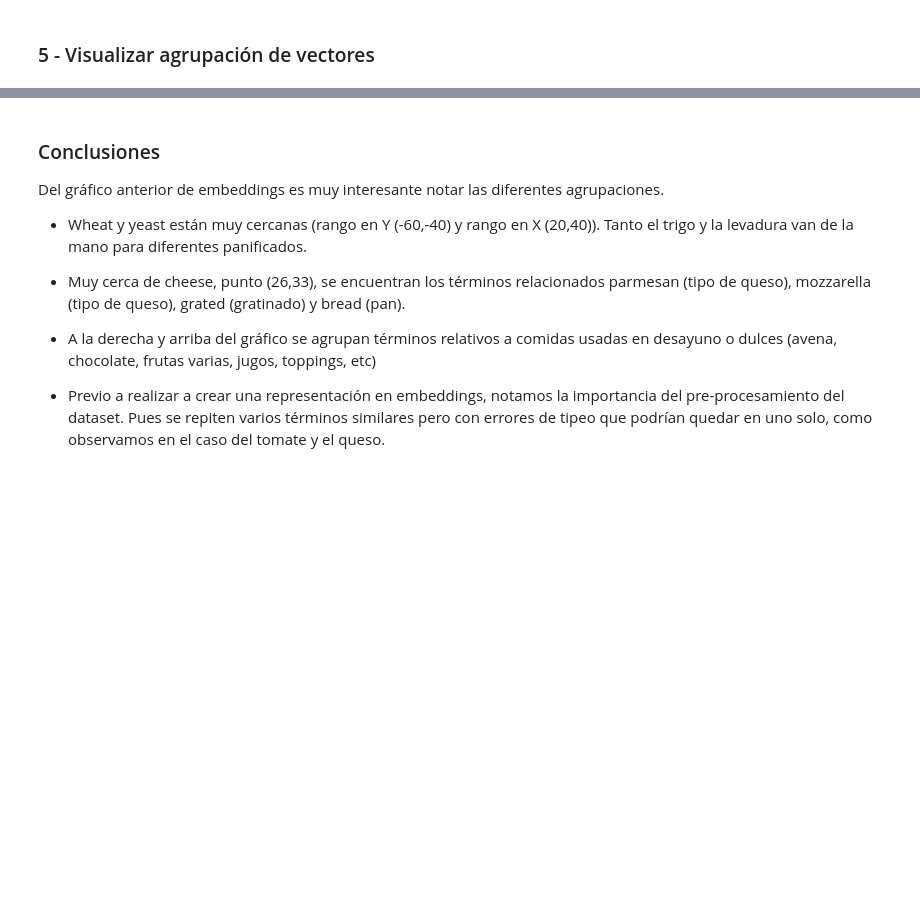
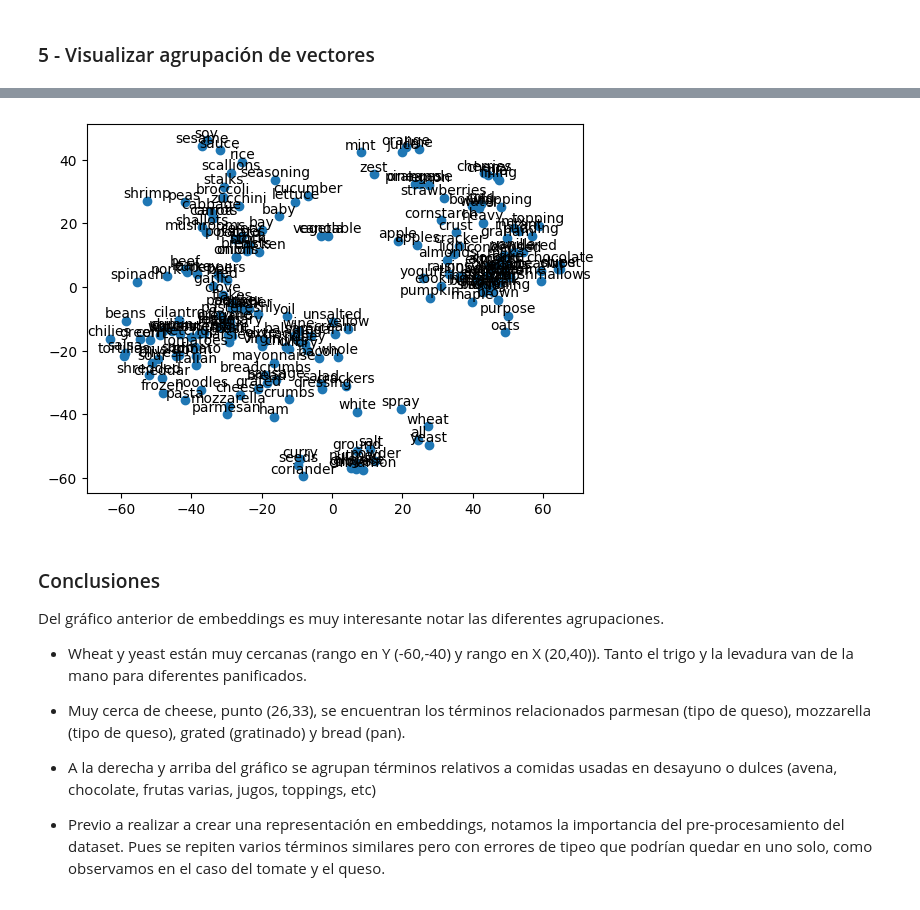
Before and after one commit to anadiedrichs/2023-nlp-tps, a Jupyter notebook: 3b_Custom_embedding_con_Gensim_ingredientes_food.ipynb, the cells around one changed output, grey strips where cells are left out. Drawn from its saved outputs; the diff is of its cells as text; code cells hidden in the pictures; blank space fills up the shorter version.

Commit message:
plot output

```diff
--- a/3b_Custom_embedding_con_Gensim_ingredientes_food.ipynb
+++ b/3b_Custom_embedding_con_Gensim_ingredientes_food.ipynb
@@ -345,3 +339,21 @@ fig.show()
+# %%
+import matplotlib.pyplot as plt
+
+MAX_WORDS=200
+
+x=x_vals[:MAX_WORDS]
+
+y=y_vals[:MAX_WORDS]
+
+text=labels[:MAX_WORDS]
+
+plt.scatter(x,y )
+
+# add labels to all points
+for (xi, yi,t) in zip(x, y,text):
+    plt.text(xi, yi, t, va='bottom', ha='center')
+# %% [output]
+[figure, added]
 # %% [markdown]
 ### Conclusiones
 
```
Also changed, not shown: parts of 6 cells of this notebook.
